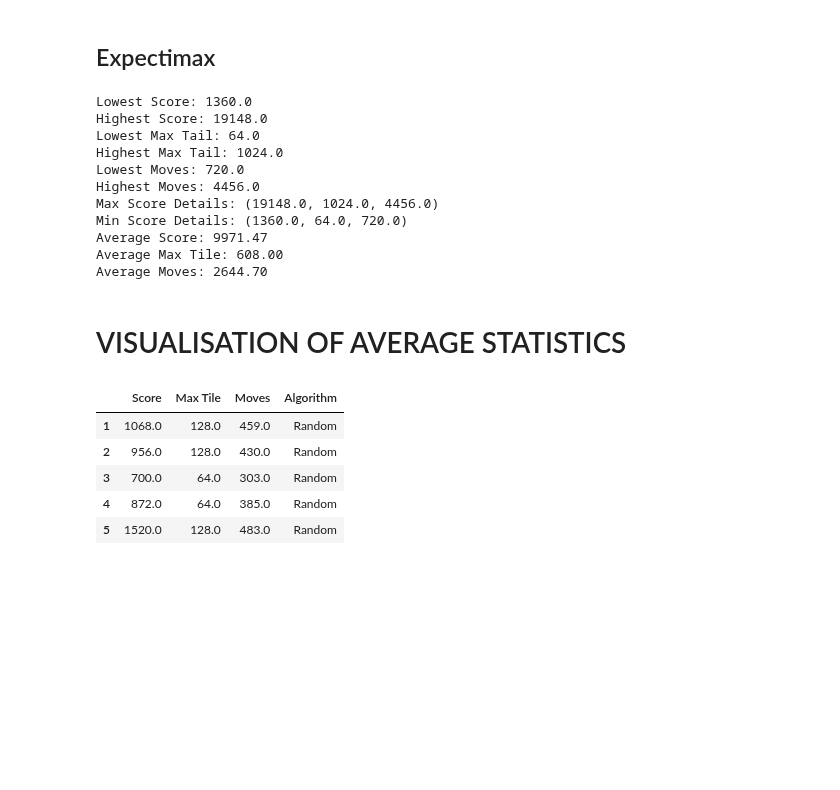
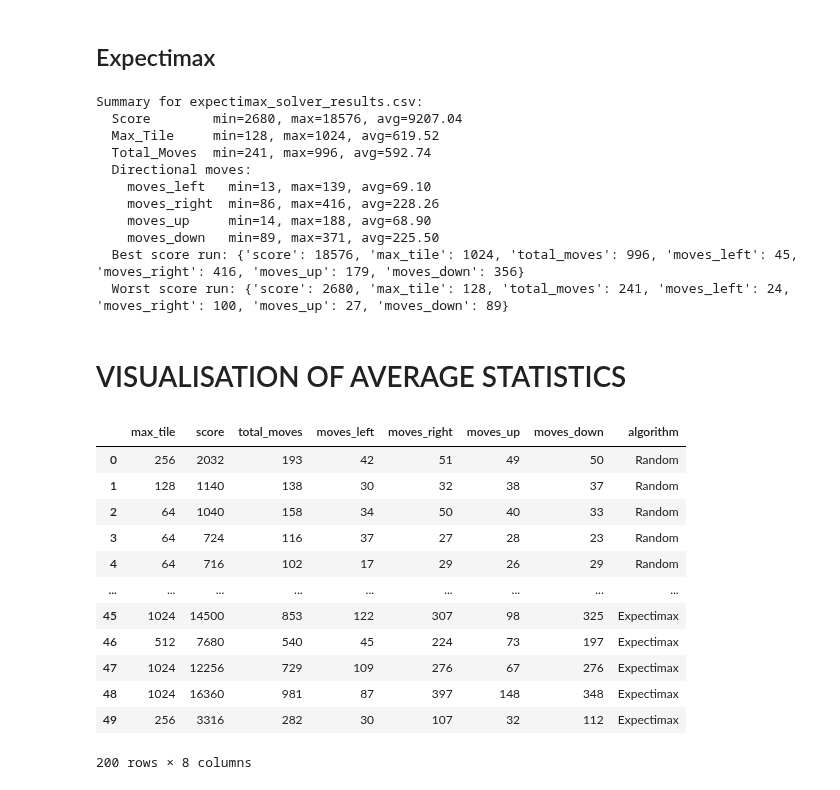
Before and after one commit to ksublo/solver2048, a Jupyter notebook: blo0021_2024solver.ipynb, the cells around one changed output. Cells and saved outputs as stored; diff of their text form; code cells hidden in the pictures; blank space fills up the shorter version.

```diff
--- a/blo0021_2024solver.ipynb
+++ b/blo0021_2024solver.ipynb
@@ -1107,60 +775,68 @@ Average Moves: 2485.27
 # %% [markdown]
 ## Expectimax
 # %%
-file_path = 'solver_results/expectimax/expectimax_results.txt'
-output_file ='solver_results/expectimax/expectimax_statistics.txt'
+file_path = 'results/expectimax_solver/expectimax_solver_results.csv'
+output_file ='results/expectimax_solver/expectimax_solver_statistics.csv'
 analyze_solver_results(file_path, output_file)
 # %% [output]
-Lowest Score: 1360.0
-Highest Score: 19148.0
-Lowest Max Tail: 64.0
-Highest Max Tail: 1024.0
-Lowest Moves: 720.0
-Highest Moves: 4456.0
-Max Score Details: (19148.0, 1024.0, 4456.0)
-Min Score Details: (1360.0, 64.0, 720.0)
-Average Score: 9971.47
-Average Max Tile: 608.00
-Average Moves: 2644.70
+Summary for expectimax_solver_results.csv:
+  Score        min=2680, max=18576, avg=9207.04
+  Max_Tile     min=128, max=1024, avg=619.52
+  Total_Moves  min=241, max=996, avg=592.74
+  Directional moves:
+    moves_left   min=13, max=139, avg=69.10
+    moves_right  min=86, max=416, avg=228.26
+    moves_up     min=14, max=188, avg=68.90
+    moves_down   min=89, max=371, avg=225.50
+  Best score run: {'score': 18576, 'max_tile': 1024, 'total_moves': 996, 'moves_left': 45, 'moves_right': 416, 'moves_up': 179, 'moves_down': 356}
+  Worst score run: {'score': 2680, 'max_tile': 128, 'total_moves': 241, 'moves_left': 24, 'moves_right': 100, 'moves_up': 27, 'moves_down': 89}
 # %% [markdown]
 # VISUALISATION OF AVERAGE STATISTICS
 # %%
 def add_algorithm_column(file_path, algorithm_name):
-    df = pd.read_csv(file_path, delimiter='\t', header=None)
+    df = pd.read_csv(file_path)
 
-    df[['Score', 'Max Tile', 'Moves']] = df[0].str.split(',', expand=True)
+    expected = [
+        'max_tile','score','total_moves',
+        'moves_left','moves_right','moves_up','moves_down'
+    ]
+    df = df[expected]
 
-    df['Score'] = pd.to_numeric(df['Score'], errors='coerce')
-    df['Max Tile'] = pd.to_numeric(df['Max Tile'], errors='coerce')
-    df['Moves'] = pd.to_numeric(df['Moves'], errors='coerce')
+    df['algorithm'] = algorithm_name
 
-    df['Algorithm'] = algorithm_name
-    df = df.drop(columns=[0])
-    df = df.dropna()
+    df = df.dropna(subset=expected)
+
     return df
 # %%
-random_file = 'solver_results/random_solver/random_solver_results.txt'
-rule_based_file = 'solver_results/rule_based/rule_based_results.txt'
-minimax_file = 'solver_results/minimax/minimax_results.txt'
-expectimax_file = 'solver_results/expectimax/expectimax_results.txt'
+random_file = 'results/random_solver/random_solver_results.csv'
+rule_based_file = 'results/rule_based_solver/rule_based_solver_results.csv'
+minimax_file = 'results/minimax_solver/minimax_solver_results.csv'
+expectimax_file = 'results/expectimax_solver/expectimax_solver_results.csv'
 
 random_results = add_algorithm_column(random_file, 'Random')
 rule_based_results = add_algorithm_column(rule_based_file, 'Rule-based')
 minimax_results = add_algorithm_column(minimax_file, 'Minimax')
 expectimax_results = add_algorithm_column(expectimax_file, 'Expectimax')
 
 combined_results = pd.concat([random_results, rule_based_results, minimax_results, expectimax_results])
 
 combined_results.to_csv('solver_results/combined_solver_results.csv', index=False)
 
-combined_results.head()
+combined_results
 # %% [output]
-|  | Score | Max Tile | Moves | Algorithm |
-| 1 | 1068.0 | 128.0 | 459.0 | Random |
-| 2 | 956.0 | 128.0 | 430.0 | Random |
-| 3 | 700.0 | 64.0 | 303.0 | Random |
-| 4 | 872.0 | 64.0 | 385.0 | Random |
-| 5 | 1520.0 | 128.0 | 483.0 | Random |
+|  | max_tile | score | total_moves | moves_left | moves_right | moves_up | moves_down | algorithm |
+| 0 | 256 | 2032 | 193 | 42 | 51 | 49 | 50 | Random |
+| 1 | 128 | 1140 | 138 | 30 | 32 | 38 | 37 | Random |
+| 2 | 64 | 1040 | 158 | 34 | 50 | 40 | 33 | Random |
+| 3 | 64 | 724 | 116 | 37 | 27 | 28 | 23 | Random |
+| 4 | 64 | 716 | 102 | 17 | 29 | 26 | 29 | Random |
+| ... | ... | ... | ... | ... | ... | ... | ... | ... |
+| 45 | 1024 | 14500 | 853 | 122 | 307 | 98 | 325 | Expectimax |
+| 46 | 512 | 7680 | 540 | 45 | 224 | 73 | 197 | Expectimax |
+| 47 | 1024 | 12256 | 729 | 109 | 276 | 67 | 276 | Expectimax |
+| 48 | 1024 | 16360 | 981 | 87 | 397 | 148 | 348 | Expectimax |
+| 49 | 256 | 3316 | 282 | 30 | 107 | 32 | 112 | Expectimax |
+200 rows × 8 columns
 # %%
 df = pd.read_csv('solver_results/combined_solver_results.csv')
 
```
Also changed, not shown: parts of 34 cells of this notebook, 19 other files.
